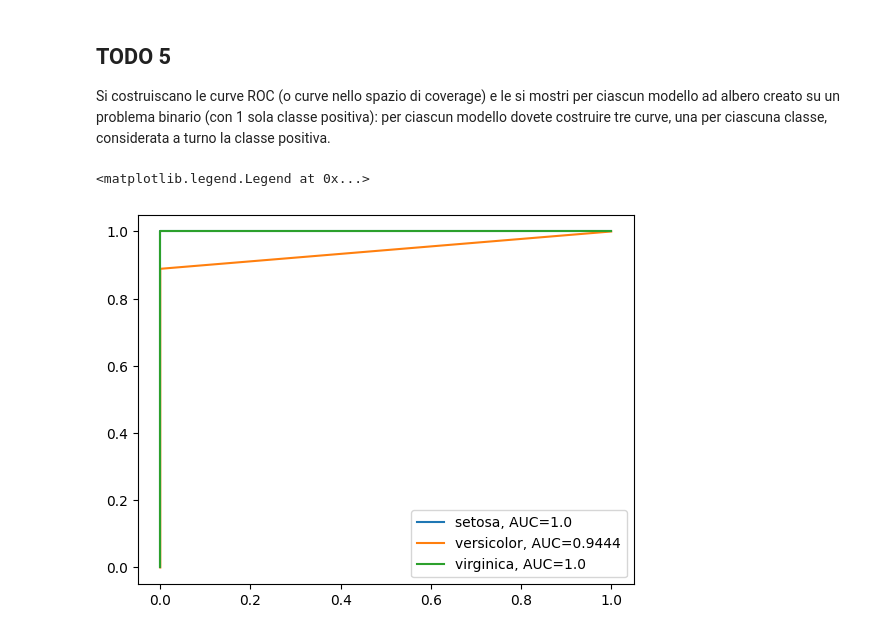
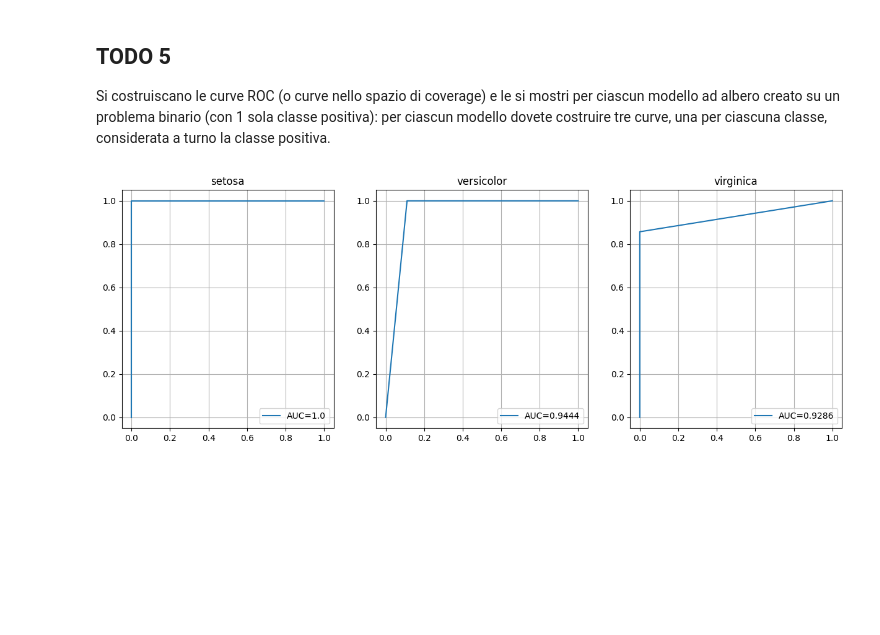
Before and after one commit to Grandi-Luca/AAUTExercises, a Jupyter notebook: Jupyter Notebooks/classification_iris_aa_19_20.ipynb, the cells around one changed output. Cells and saved outputs as stored; diff of their text form; code cells hidden in the pictures; blank space fills up the shorter version.

```diff
--- a/Jupyter Notebooks/classification_iris_aa_19_20.ipynb
+++ b/Jupyter Notebooks/classification_iris_aa_19_20.ipynb
@@ -354,11 +381,11 @@ params = {
   "min_samples_leaf": range(2, 8),              # Minimum number of samples required to be at a leaf node.
   "max_leaf_nodes": range(3, 10),               # Grow a tree with max_leaf_nodes in best-first fashion.
   "min_samples_split": range(2, 10),            # Minimum number of samples required to split an internal node
-  "min_impurity_decrease": [0 + i * 0.2 for i in range(int((2 - 0) / 0.2) + 1)],  # A node will be split if this split induces a decrease of the impurity greater than or equal to this value.
+  "min_impurity_decrease": np.linspace(0, 2, 11).tolist(),  # A node will be split if this split induces a decrease of the impurity greater than or equal to this value.
 }
 
 grid_search = GridSearchCV(clf, params)
-grid_search.fit(iris_X_train, iris_y_train)
+grid_search.fit(iris.data, iris.target)
 # %% [output]
 GridSearchCV(estimator=DecisionTreeClassifier(class_weight={0: 1, 1: 1, 2: 1},
                                               random_state=300),
@@ -425,32 +452,36 @@ def train_test_split_bin_clf(X, Y, label):
   mask = np.full_like(Y, False)
   mask[label_indices] = True
 
-  X_train, X_test, y_train, y_test = train_test_split(X, mask, test_size=0.2, random_state=42)
+  X_train, X_test, y_train, y_test = split_ds(X, mask, test_size=0.1, seed=42)
 
   return X_train, y_train, X_test, y_test
 # %%
 import numpy as np
 
 labels = np.unique(iris.target)
-clf = tree.DecisionTreeClassifier(criterion="entropy",random_state=300,min_samples_leaf=5,class_weight={0:1,1:1,2:1})
+clf = grid_search.best_estimator_
 
-plt.figure(0).clf()
+figure, axis = plt.subplots(1, len(labels), figsize=(15, 5),)
 
-for label in labels:
-  X_train, y_train, X_test, y_test = train_test_split_bin_clf(iris.data, iris.target, label)
+for idx, label in enumerate(labels):
+    X_train, y_train, X_test, y_test = train_test_split_bin_clf(iris.data, iris.target, label)
 
-  # fit the model to the training data
-  clf.fit(X_train, y_train)
+    # fit the model to the training data
+    clf.fit(X_train, y_train)
 
-  # apply fitted model "clf" to the test set
-  y_pred = clf.predict(X_test)
+    # apply fitted model "clf" to the test set
+    y_pred = clf.predict(X_test)
 
-  fpr, tpr, _ = metrics.roc_curve(y_test, y_pred)
-  auc = round(metrics.roc_auc_score(y_test, y_pred), 4)
-  plt.plot(fpr,tpr,label=f"{iris.target_names[label]}, AUC={auc}")
+    fpr, tpr, _ = metrics.roc_curve(y_test, y_pred)
+    auc = round(metrics.roc_auc_score(y_test, y_pred), 4)
+    axis[idx].plot(fpr,tpr,label=f"AUC={auc}")
 
-#add legend
-plt.legend()
+    #add legend
+    axis[idx].legend(loc='lower right')
+    axis[idx].set_title(iris.target_names[label])
+    axis[idx].grid()
+
+
+plt.show()
 # %% [output]
-<matplotlib.legend.Legend at 0x...>
-[figure, old version]
+[figure, new version]
```
Also changed, not shown: parts of 21 cells of this notebook.
